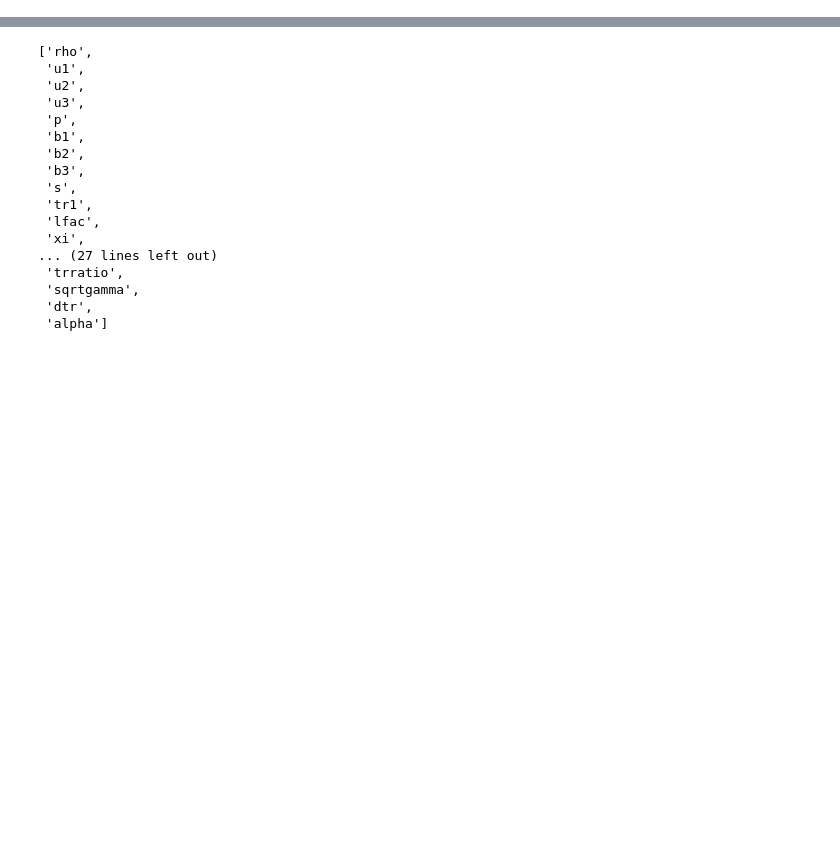
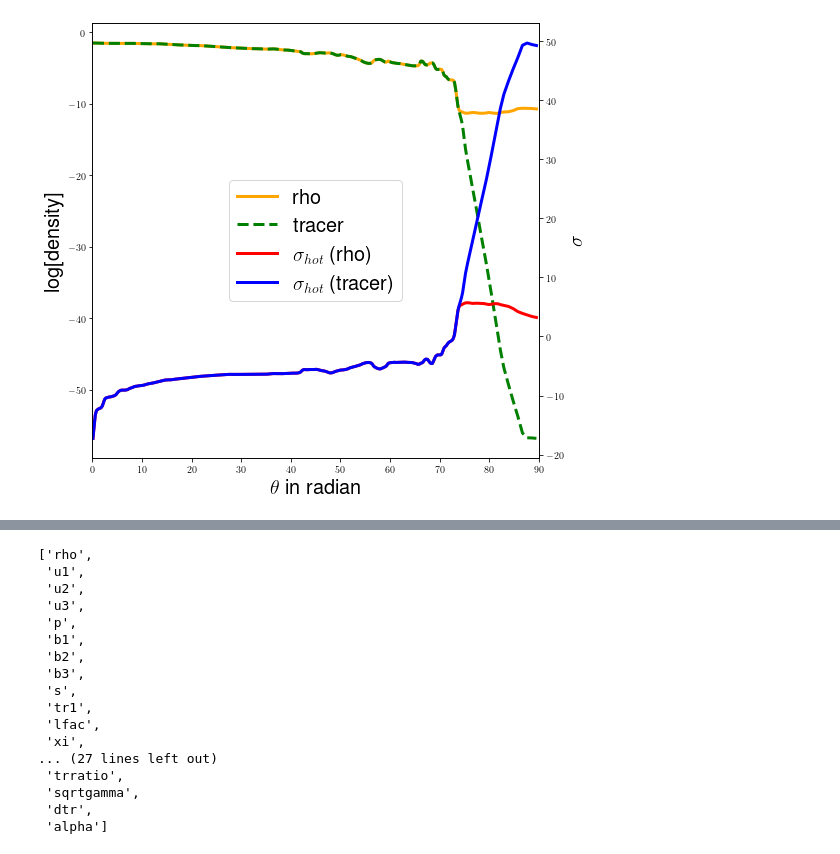
Before and after one commit to kc3058/Tracer-Analysis, a Jupyter notebook: TracerAnalysis.ipynb, the cells around one changed output, grey strips where cells are left out. Drawn from its saved outputs; the diff is of its cells as text; code cells hidden in the pictures; blank space fills up the shorter version.

```diff
--- a/TracerAnalysis.ipynb
+++ b/TracerAnalysis.ipynb
@@ -155,0 +100,17 @@ def plot(dm,tm,logX, logY, ax, xlim=None, ylim=None):
+# %%
+nbs=100
+radcap=100
+radfloor=None
+xmin=1e-10
+xmax=25
+logX=True
+logY=True
+xlim=(-2.5,0.7)
+ylim=(0,12)
+
+
+
+bindata=(nbs, xmin, xmax, True)
+mad=MADBins(d2, bindata)
+info=mad.getInfo()
+info
@@ -155,0 +146,64 @@ def plot(dm,tm,logX, logY, ax, xlim=None, ylim=None):
+# %%
+from scipy.signal import savgol_filter
+
+def getShell(y, df0, r, rho, dtr):
+    df=df0.copy(deep='true')
+    df['rho']=rho
+    df['dtr']=dtr
+    df['y']=y
+    df=df[(df.rin<r) & (df.rout>r)]
+    df=df[df.theta>=0]
+    df=df.sort_values(by=['theta'])
+    x=np.array(df.theta*180/np.pi)
+    y=np.array(df.y)
+    return x,y,df
+
+
+def norm(y,log=True, norm=True):
+    yy=np.log(y) if log else y
+    return (yy-min(yy))/(max(yy)-min(yy)) if norm else yy
+
+r=100
+
+
+
+rho=d2.rho
+tr1=np.clip(d2.tr1,1e-20,max(d2.tr1))
+dtr=rho*tr1
+
+h1=rho+4*d2.p
+h2=dtr+4*d2.p
+
+B2=d2.b1**2+d2.b2**2+d2.b3**2
+sigma_d=B2/rho
+sigma_t=B2/dtr
+
+(x,b2,df)=getShell(B2, info[0],r, d2.rho, dtr)
+(x,b0,df)=getShell(sigma_d, info[0],r, rho, dtr)
+(x,b1,df)=getShell(sigma_t, info[0],r, rho, dtr)
+(x,lfac,df)=getShell(d2.lfac,info[0],r, d2.rho, dtr)
+rho0=norm(np.array(df.rho),True, norm=False)
+rho1=savgol_filter(rho0, 51, 3)
+dtr0=norm(np.array(df.dtr),True, norm=False)
+dtr1=savgol_filter(dtr0, 51, 3)
+
+fig, ax1 = plt.subplots(figsize=(8, 8))
+ax2 = ax1.twinx()
+
+#ax2.plot(x,norm(b2,log=False, norm=True),label=r'magnetic energy', color='red', linestyle='solid', linewidth='3')
+ax2.plot(x,norm(b0,log=True, norm=False),label=r'$\sigma_{hot}$ (rho)', color='red', linestyle='solid', linewidth='3')
+ax2.plot(x,norm(b1,log=True, norm=False),label=r'$\sigma_{hot}$ (tracer)', color='blue', linestyle='solid', linewidth='3')
+ax1.plot(x,rho0,label=r'rho',color='orange', linestyle='solid', linewidth='3')
+ax1.plot(x,dtr0,label=r'tracer',color='green', linestyle='--', linewidth='3')
+
+#plt.plot(x,(lfac-min(lfac))/(max(lfac)-min(lfac)))
+plt.xlim([0,90])
+#plt.ylim([0,0.00125])
+h1, l1 = ax1.get_legend_handles_labels()
+h2, l2 = ax2.get_legend_handles_labels()
+ax1.legend(h1+h2, l1+l2, loc='center', fontsize=20)
+
+ax1.set_xlabel(r'$\theta$ in radian', fontsize=20)
+ax1.set_ylabel(r'log[density]', fontsize=20)
+ax2.set_ylabel(r'$\sigma$',fontsize=20)
+# %% [output]
@@ -155,0 +211 @@ def plot(dm,tm,logX, logY, ax, xlim=None, ylim=None):
+[figure, added]
```
Also changed, not shown: parts of 40 cells of this notebook.
